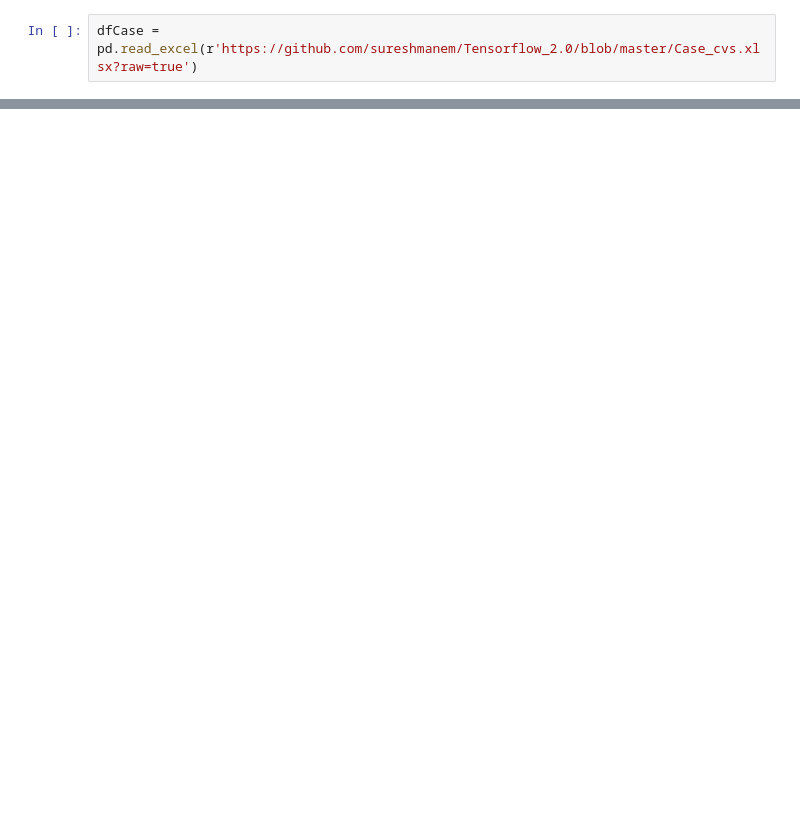
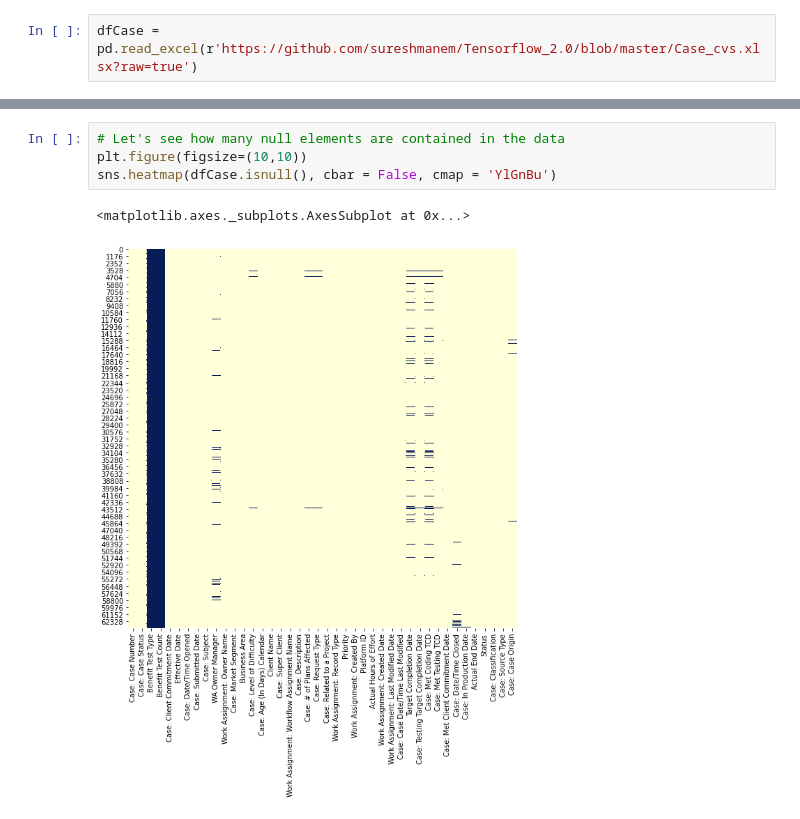
Before and after one commit to Zurezh/Tensorflow_2.0, a Jupyter notebook: DefectPredictionAlgoTest.ipynb, the cells around one changed output, grey strips where cells are left out. Cells and saved outputs as stored; diff of their text form; blank space fills up the shorter version.

```diff
--- a/DefectPredictionAlgoTest.ipynb
+++ b/DefectPredictionAlgoTest.ipynb
@@ -14,0 +75,7 @@ dfCase = pd.read_excel(r'https://github.com/sureshmanem/Tensorflow_2.0/blob/mast
+# %%
+# Let's see how many null elements are contained in the data
+plt.figure(figsize=(10,10))
+sns.heatmap(dfCase.isnull(), cbar = False, cmap = 'YlGnBu')
+# %% [output]
+<matplotlib.axes._subplots.AxesSubplot at 0x...>
+[figure, added]
```
Also changed, not shown: parts of 23 cells of this notebook.
